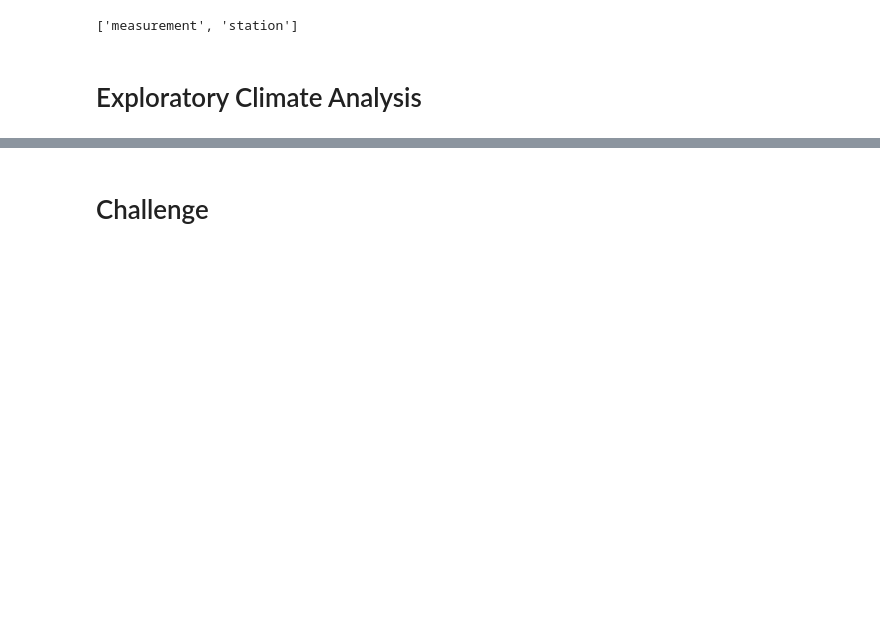
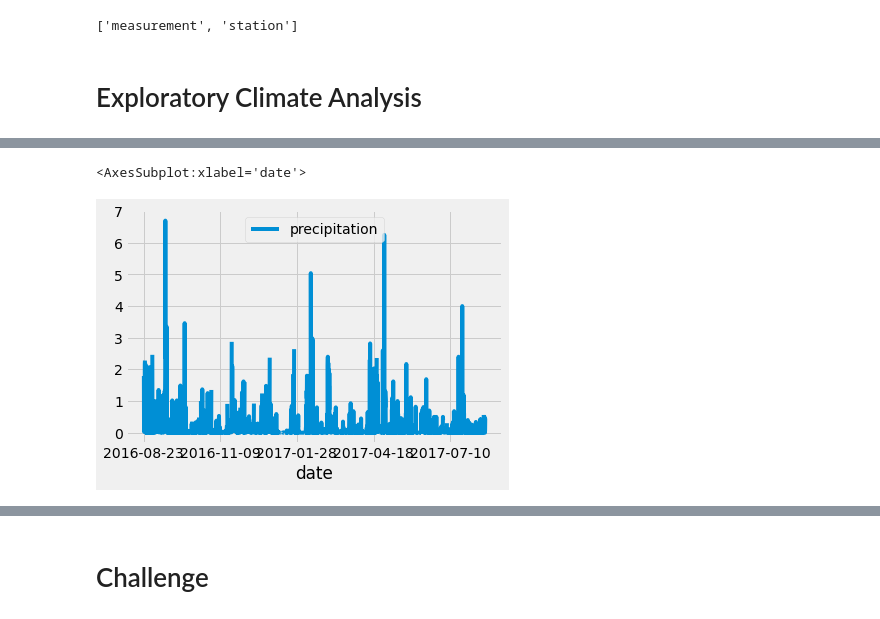
Before and after one commit to roomasa/surfs_up, a Jupyter notebook: climate_analysis.ipynb, the cells around one changed output, grey strips where cells are left out. Saved outputs shown, nothing was run; the diff lists cells and outputs as text; code cells hidden in the pictures; blank space fills up the shorter version.

Commit message:
graph and summary stats

```diff
--- a/climate_analysis.ipynb
+++ b/climate_analysis.ipynb
@@ -66,0 +54,28 @@ session = Session(engine)
+# %%
+# Design a query to retrieve the last 12 months of precipitation data and plot the results.
+#Starting from the last data point in the database.
+
+# Calculate the date one year from the last date in data set.
+prev_year = dt.date(2017, 8, 23) - dt.timedelta(days=365)
+
+#We'll begin by creating a variable to store the results of the query we'll write. This variable will be called results:
+
+results = []
+
+#add the session we created earlier so that we can query our database, session.query() function is how we query
+#all our queries in SQLAlchemy. From a bird's-eye view, this is how we query a SQLite database using Python.
+#We will reference the Measurement table using Measurement.date and Measurement.prcp. Add the following to your code:
+results = session.query(Measurement.date, Measurement.prcp).filter(Measurement.date>=prev_year).all()
+#We'll use the filter() function to filter out the data we don't need. Add the filter() function to the existing query.
+#we'll add a function that extracts all of the results from our query and put them in a list. To do this, add .all() to the end of our existing query.
+
+
+#print everything that is returned in the query.
+print(results)
+
+# Perform a query to retrieve the data and precipitation scores
+
+# Save the query results as a Pandas DataFrame and set the index to the date column
+#our wearher results are saved in a variable, in order to be able to access them we will save them into a Python Pandas DataFrame,
+#In order to save our results as a DataFrame, we need to provide our results variable as one parameter and specify the column names as our second parameter. To do this, we'll add the following line to our code:
+df = pd.DataFrame(results, columns=['date','precipitation'])
@@ -66,0 +90,5 @@ session = Session(engine)
+# %%
+# the first column is auto-geenrated, howver, we want theindex column to be the data column, so we can get rid of the row numbers and set the index to be the date column and this will make the data column the first column
+#By setting inplace=True, we're saying that we do not want to create a new DataFrame with the modified specifications. If we set it to "False," then we would create a new DataFrame. Add the following to your code:
+df.set_index(df['date'], inplace=True)
+df.head()
@@ -66,0 +124,8 @@ session = Session(engine)
+# %%
+# Sort the dataframe by date
+#sort the values by date using the sort_index() function, Since we set our index to the date column previously,
+#we can use our new index to sort our results
+df = df.sort_index()
+
+# print out sorted list, without the index
+print(df.to_string(index=False))
@@ -67,2 +150,7 @@ session = Session(engine)
 # %%
-# Use Pandas to calcualte the summary statistics for the precipitation data
+
+# Use Pandas Plotting with Matplotlib to plot the data
+df.plot()
+# %% [output]
+<AxesSubplot:xlabel='date'>
+[figure, added]
```
Also changed, not shown: parts of 6 cells of this notebook.
